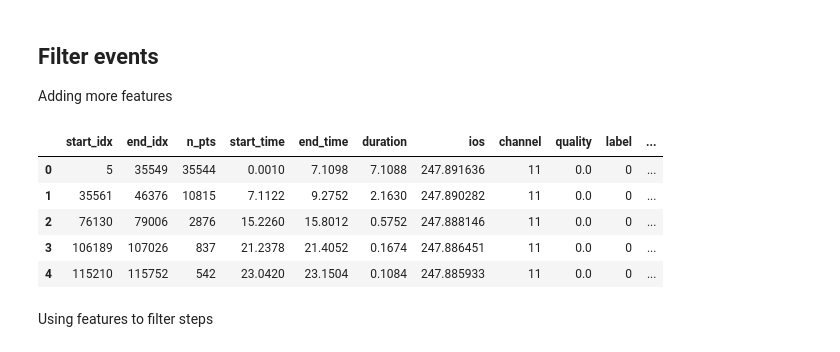
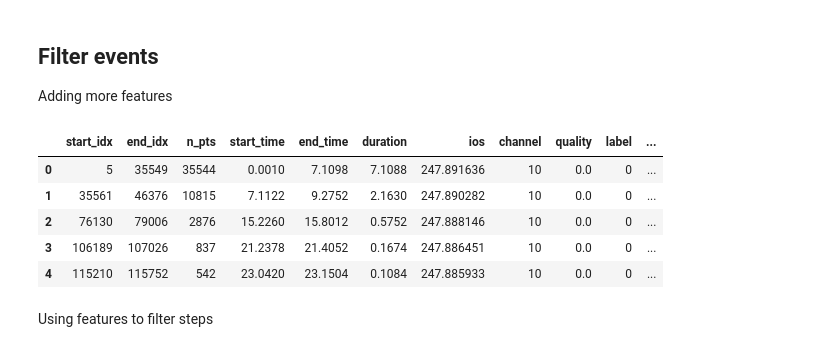
Before and after one commit to twhoekstra/poreFlow-docs, a Jupyter notebook: examples/Full ONT processing.ipynb, the cells around one changed output. Drawn from its saved outputs; the diff is of its cells as text; code cells hidden in the pictures.

```diff
--- a/examples/Full ONT processing.ipynb
+++ b/examples/Full ONT processing.ipynb
@@ -15,5 +14,5 @@ Load parameters
 # %%
-with open('./parameters.toml', "rb") as f:
+with open("parameters.toml", "rb") as f:
     config = tomllib.load(f)
 
 input_config = config["input"]
@@ -23,7 +22,7 @@ data_path = pathlib.Path(input_config["path"]) / input_config["file"]
 ## Visually confirm open state
 # %%
 with pf.File(data_path) as f:
-    raw = f.get_raw(19) # Any of the 512 Channels in the ONT file
+    raw = f.get_raw(18)  # Any of the 512 Channels in the ONT file
 
 ylim = config["plot"]["current_range"]
 
@@ -68,7 +67,7 @@ In first 30 channels
 n_workers = config["env"]["n_jobs"]
 verbose = config["env"]["verbose"]
 
-channel_list = np.arange(0,30) + 1
+channel_list = np.arange(0, 30)
 
 
 with pf.File(data_path, "r+") as f:
@@ -127,19 +125,19 @@ steps.head()
 
 Adding more features
 # %%
-from poreflow.classification import event_filtering
+from poreflow.events import selection
 
 with pf.File(data_path) as f:
-    stats = event_filtering.get_step_finding_stats(f)
+    stats = selection.get_step_finding_stats(f)
 
 stats.head()
 # %% [output]
 |  | start_idx | end_idx | n_pts | start_time | end_time | duration | ios | channel | quality | label | ... |
-| 0 | 5 | 35549 | 35544 | 0.0010 | 7.1098 | 7.1088 | 247.891636 | 11 | 0.0 | 0 | ... |
-| 1 | 35561 | 46376 | 10815 | 7.1122 | 9.2752 | 2.1630 | 247.890282 | 11 | 0.0 | 0 | ... |
-| 2 | 76130 | 79006 | 2876 | 15.2260 | 15.8012 | 0.5752 | 247.888146 | 11 | 0.0 | 0 | ... |
-| 3 | 106189 | 107026 | 837 | 21.2378 | 21.4052 | 0.1674 | 247.886451 | 11 | 0.0 | 0 | ... |
-| 4 | 115210 | 115752 | 542 | 23.0420 | 23.1504 | 0.1084 | 247.885933 | 11 | 0.0 | 0 | ... |
+| 0 | 5 | 35549 | 35544 | 0.0010 | 7.1098 | 7.1088 | 247.891636 | 10 | 0.0 | 0 | ... |
+| 1 | 35561 | 46376 | 10815 | 7.1122 | 9.2752 | 2.1630 | 247.890282 | 10 | 0.0 | 0 | ... |
+| 2 | 76130 | 79006 | 2876 | 15.2260 | 15.8012 | 0.5752 | 247.888146 | 10 | 0.0 | 0 | ... |
+| 3 | 106189 | 107026 | 837 | 21.2378 | 21.4052 | 0.1674 | 247.886451 | 10 | 0.0 | 0 | ... |
+| 4 | 115210 | 115752 | 542 | 23.0420 | 23.1504 | 0.1084 | 247.885933 | 10 | 0.0 | 0 | ... |
 # %% [markdown]
 Using features to filter steps
 # %%
```
Also changed, not shown: parts of 10 cells of this notebook.
